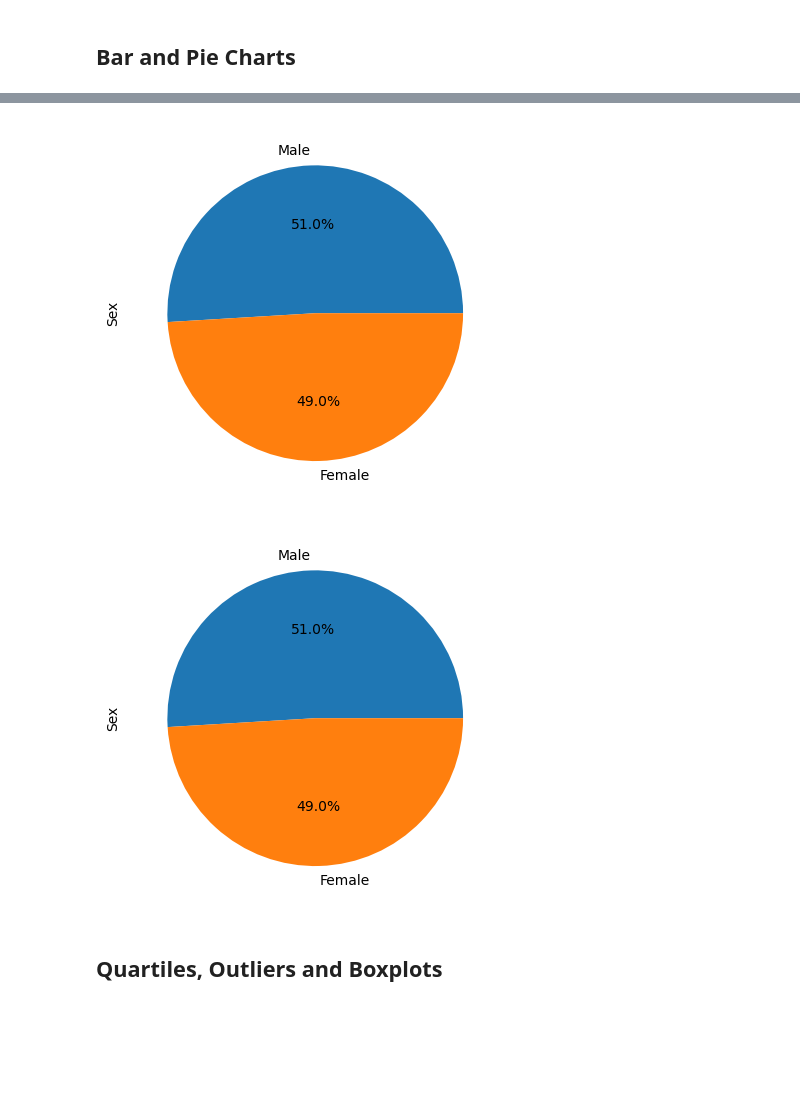
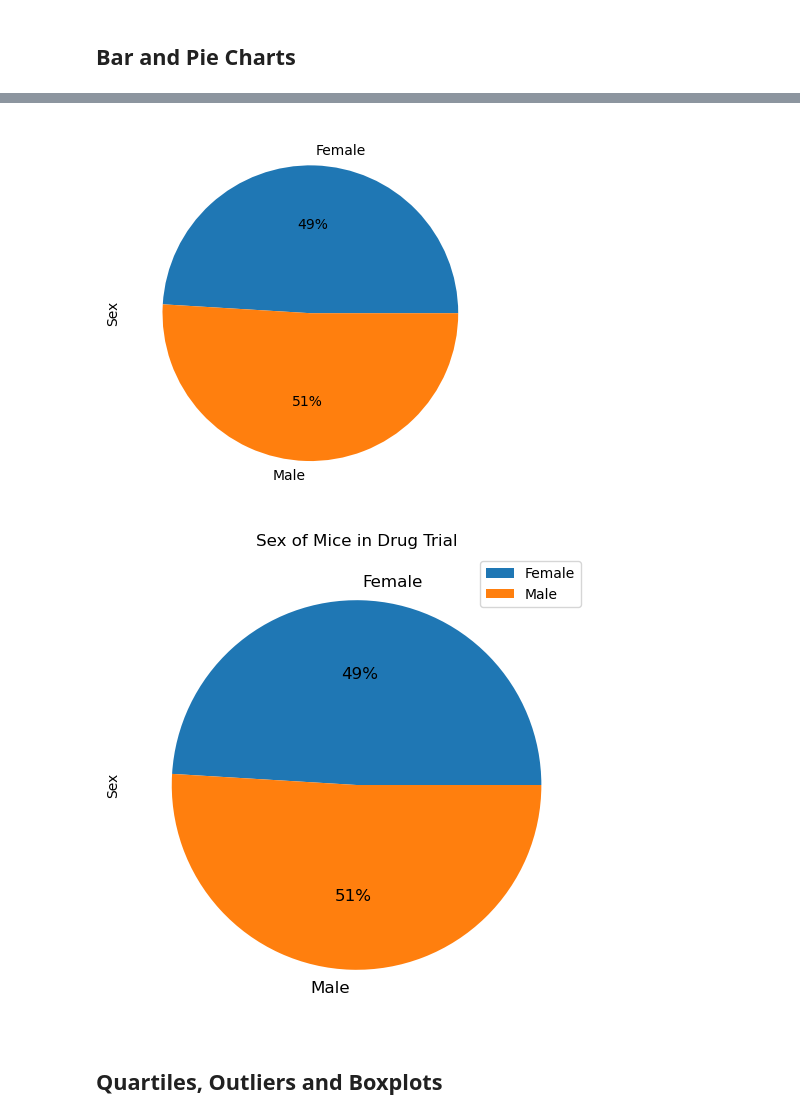
Before and after one commit to AntonLeB04/matplotlib-challenge, a Jupyter notebook: pymaceuticals_starter.ipynb, the cells around one changed output, grey strips where cells are left out. Saved outputs shown, nothing was run; the diff lists cells and outputs as text; code cells hidden in the pictures; blank space fills up the shorter version.

Commit message:
Finished the bar and pie charts

```diff
--- a/pymaceuticals_starter.ipynb
+++ b/pymaceuticals_starter.ipynb
@@ -152,11 +159,16 @@ summary_stats
 # %%
 # Generate a pie plot showing the distribution of female versus male mice using Pandas
+panda_bar = pd.DataFrame(cleaned_study_results.groupby(['Sex'])['Sex'].count().plot(
+    kind= 'pie' , subplots=True , autopct='%1.0f%%'
+))
 # %% [output]
-[figure, old version]
+[figure, new version]
 # %%
 # Generate a pie plot showing the distribution of female versus male mice using pyplot
+pie_plot = cleaned_study_results.groupby(['Sex'])['Sex'].count().plot(kind='pie', title ="Sex of Mice in Drug Trial", figsize=(8, 6), legend=True, fontsize=12, autopct='%1.0f%%')
+plt.show()
 # %% [output]
-[figure, old version]
+[figure, new version]
 # %% [markdown]
 ## Quartiles, Outliers and Boxplots
 # %%
```
Also changed, not shown: parts of 2 cells of this notebook.
